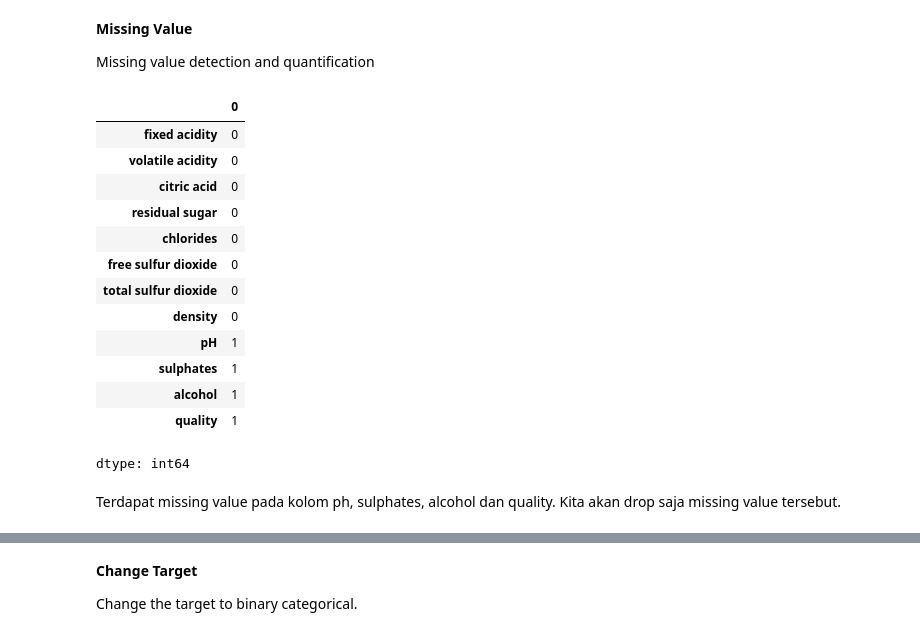
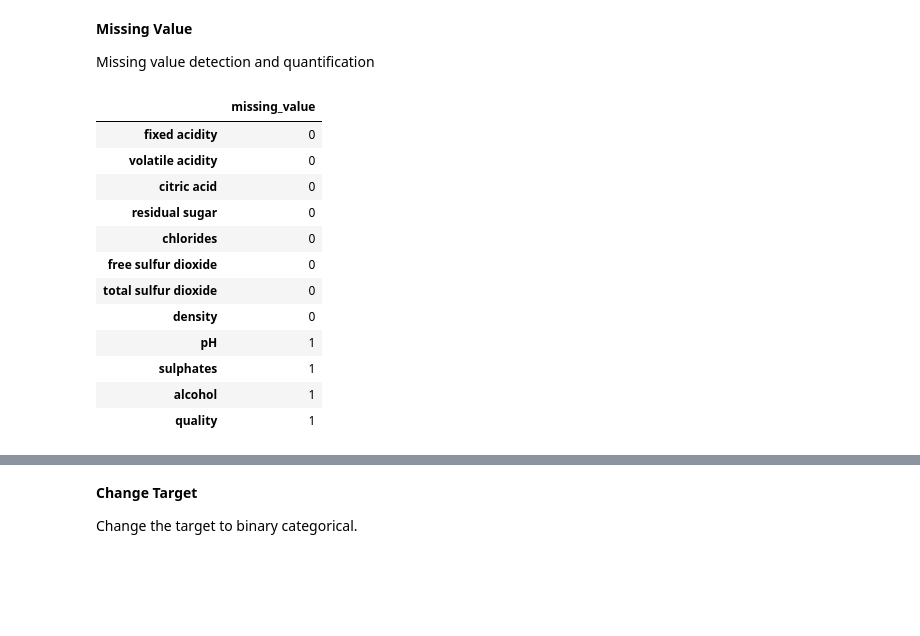
Before and after one commit to harishmuh/machine_learning_practices, a Jupyter notebook: feature_selection_tutorial.ipynb, the cells around one changed output, grey strips where cells are left out. Cells and saved outputs as stored; diff of their text form; code cells hidden in the pictures; blank space fills up the shorter version.

```diff
--- a/feature_selection_tutorial.ipynb
+++ b/feature_selection_tutorial.ipynb
@@ -515,9 +496,9 @@ wine.drop_duplicates(inplace=True)
 
 Missing value detection and quantification
 # %%
-wine.isna().sum().to_frame('missing_value').T
+wine.isna().sum().to_frame('missing_value')
 # %% [output]
-|  | 0 |
+|  | missing_value |
 | fixed acidity | 0 |
 | volatile acidity | 0 |
 | citric acid | 0 |
@@ -530,6 +511,3 @@ wine.isna().sum().to_frame('missing_value').T
 | sulphates | 1 |
 | alcohol | 1 |
 | quality | 1 |
-dtype: int64
-# %% [markdown]
-Terdapat missing value pada kolom ph, sulphates, alcohol dan quality. Kita akan drop saja missing value tersebut.
```
Also changed, not shown: parts of 16 cells of this notebook.
